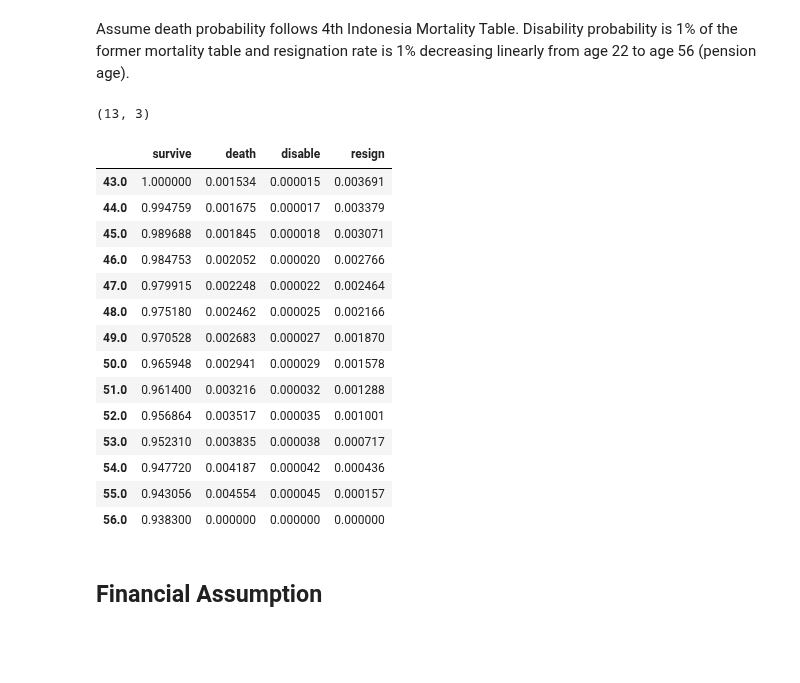
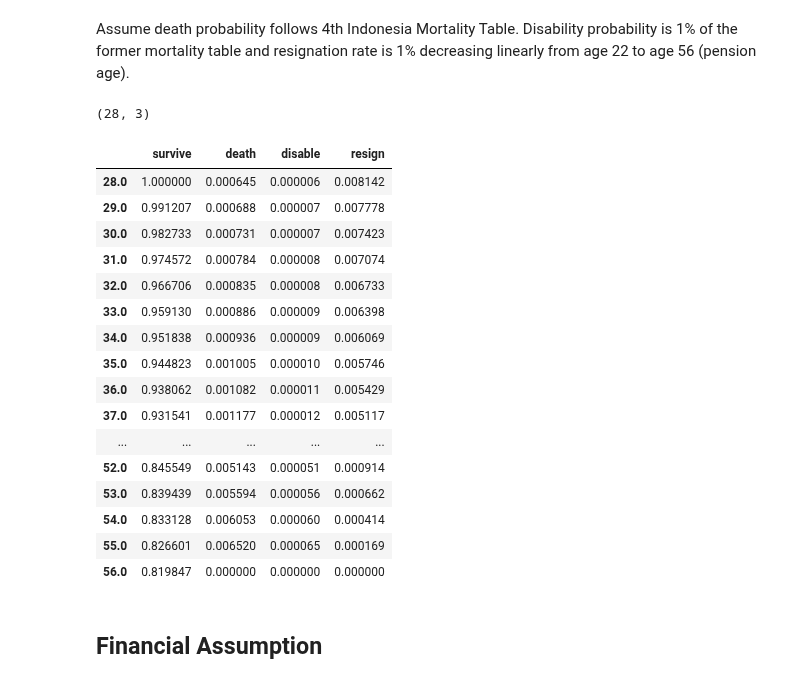
Before and after one commit to leonv1602/post-employment-benefit, a Jupyter notebook: peb-calculation.ipynb, the cells around one changed output. Cells and saved outputs as stored; diff of their text form; code cells hidden in the pictures; blank space fills up the shorter version.

```diff
--- a/peb-calculation.ipynb
+++ b/peb-calculation.ipynb
@@ -9,7 +9,7 @@ import datetime
 def generate_date(year_1 = 1980, year_2 = 2000):
     return datetime.datetime(year_1, 1, 1) + datetime.timedelta(days= np.random.randint((datetime.datetime(year_2, 12,31) - datetime.datetime(year_1, 1,1)).days))
 # %%
-emp_counts = int(1e3)
+emp_counts = int(1e4)
 # Creating DataFrame
 data = pd.DataFrame(data = {'id' : np.random.randint(0, emp_counts*10, emp_counts),
                             'gender' : ['Male' if np.random.rand()<0.5 else 'Female' for i in range(emp_counts)],
@@ -58,10 +58,10 @@ def demographic_table(table = mortality_base, employee_gender = None, employee_a
                         index = np.arange(np.floor(employee_age), pension_age))
 # %%
 demographic_table(table = mortality_base,
-                  employee_gender = data.gender.iloc[0],
-                  employee_age = data.age.iloc[0]).shape
+                  employee_gender = data.gender.iloc[1],
+                  employee_age = data.age.iloc[1]).shape
 # %% [output]
-(13, 3)
+(28, 3)
 # %%
 def service_table(demographic_tbl):
     survive = np.ones((demographic_tbl.shape[0], 4))
@@ -76,24 +76,26 @@ def service_table(demographic_tbl):
     return pd.DataFrame(data = survive, columns = ['survive', 'death', 'disable', 'resign'], index = np.append(demographic_tbl.index, 56))
 # %%
 service_table(demographic_tbl = demographic_table(table = mortality_base,
-                  employee_gender = data.gender.iloc[0],
-                  employee_age = data.age.iloc[0]))
+                  employee_gender = data.gender.iloc[1],
+                  employee_age = data.age.iloc[1]))
 # %% [output]
 |  | survive | death | disable | resign |
-| 43.0 | 1.000000 | 0.001534 | 0.000015 | 0.003691 |
-| 44.0 | 0.994759 | 0.001675 | 0.000017 | 0.003379 |
-| 45.0 | 0.989688 | 0.001845 | 0.000018 | 0.003071 |
-| 46.0 | 0.984753 | 0.002052 | 0.000020 | 0.002766 |
-| 47.0 | 0.979915 | 0.002248 | 0.000022 | 0.002464 |
-| 48.0 | 0.975180 | 0.002462 | 0.000025 | 0.002166 |
-| 49.0 | 0.970528 | 0.002683 | 0.000027 | 0.001870 |
-| 50.0 | 0.965948 | 0.002941 | 0.000029 | 0.001578 |
-| 51.0 | 0.961400 | 0.003216 | 0.000032 | 0.001288 |
-| 52.0 | 0.956864 | 0.003517 | 0.000035 | 0.001001 |
-| 53.0 | 0.952310 | 0.003835 | 0.000038 | 0.000717 |
-| 54.0 | 0.947720 | 0.004187 | 0.000042 | 0.000436 |
-| 55.0 | 0.943056 | 0.004554 | 0.000045 | 0.000157 |
-| 56.0 | 0.938300 | 0.000000 | 0.000000 | 0.000000 |
+| 28.0 | 1.000000 | 0.000645 | 0.000006 | 0.008142 |
+| 29.0 | 0.991207 | 0.000688 | 0.000007 | 0.007778 |
+| 30.0 | 0.982733 | 0.000731 | 0.000007 | 0.007423 |
+| 31.0 | 0.974572 | 0.000784 | 0.000008 | 0.007074 |
+| 32.0 | 0.966706 | 0.000835 | 0.000008 | 0.006733 |
+| 33.0 | 0.959130 | 0.000886 | 0.000009 | 0.006398 |
+| 34.0 | 0.951838 | 0.000936 | 0.000009 | 0.006069 |
+| 35.0 | 0.944823 | 0.001005 | 0.000010 | 0.005746 |
+| 36.0 | 0.938062 | 0.001082 | 0.000011 | 0.005429 |
+| 37.0 | 0.931541 | 0.001177 | 0.000012 | 0.005117 |
+| ... | ... | ... | ... | ... |
+| 52.0 | 0.845549 | 0.005143 | 0.000051 | 0.000914 |
+| 53.0 | 0.839439 | 0.005594 | 0.000056 | 0.000662 |
+| 54.0 | 0.833128 | 0.006053 | 0.000060 | 0.000414 |
+| 55.0 | 0.826601 | 0.006520 | 0.000065 | 0.000169 |
+| 56.0 | 0.819847 | 0.000000 | 0.000000 | 0.000000 |
 # %% [markdown]
 ## Financial Assumption
 # %%
```
Also changed, not shown: parts of 21 cells of this notebook.
